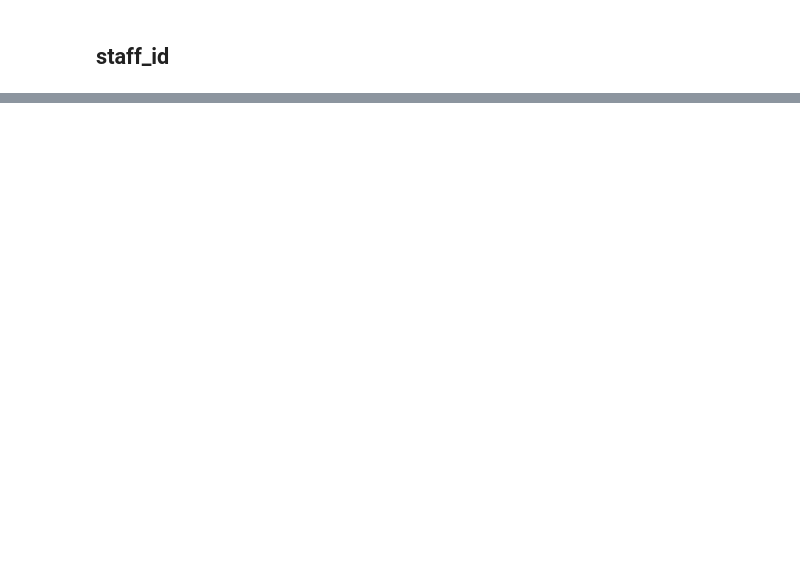
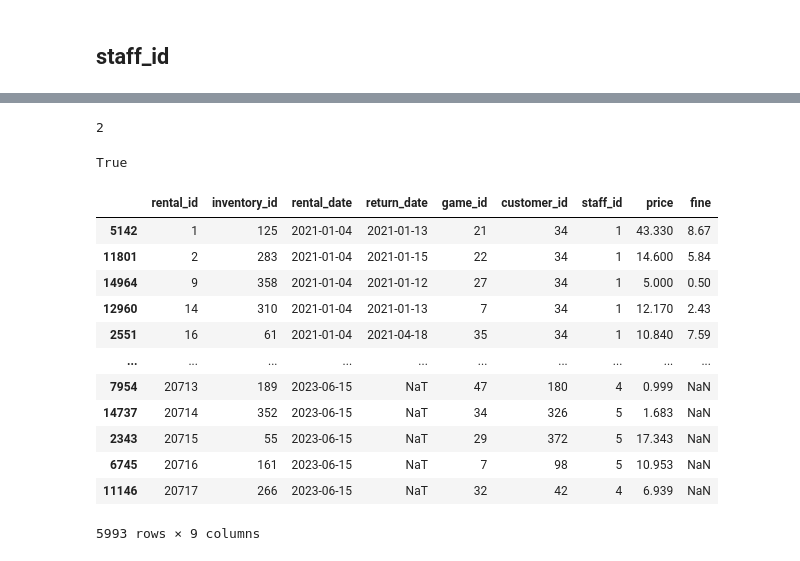
Before and after one commit to Staszek15/store-database, a Jupyter notebook: rental.ipynb, the cells around one changed output, grey strips where cells are left out. Drawn from its saved outputs; the diff is of its cells as text; code cells hidden in the pictures; blank space fills up the shorter version.

```diff
--- a/rental.ipynb
+++ b/rental.ipynb
@@ -204,0 +250,5 @@ rental.head()
+# %%
+games_rent_prices_dict = {game_id: round(buy_price/divide_by, 2) for game_id, buy_price in games_buy_prices.items()}
+# %%
+games_rent_prices = pd.DataFrame(games_rent_prices_dict.items(), columns=['game_id', 'rent_price'])
+games_rent_prices
@@ -204,0 +275,11 @@ rental.head()
+# %%
+main_price = []
+for i in range(0, len(rental)):
+    if customer.loc[customer['customer_id'] == rental.iloc[i]['customer_id'], 'VIP'].values[0] is np.nan:
+        main_price.append(games_rent_prices.loc[games_rent_prices['game_id'] == str(rental.iloc[i]['game_id']), 'rent_price'].values[0])
+    elif customer.loc[customer['customer_id'] == rental.iloc[i]['customer_id'], 'VIP'].values[0] > str(rental.iloc[i]['rental_date'].date()):
+        main_price.append(games_rent_prices.loc[games_rent_prices['game_id'] == str(rental.iloc[i]['game_id']), 'rent_price'].values[0])
+    else:
+        main_price.append(games_rent_prices.loc[games_rent_prices['game_id'] == str(rental.iloc[i]['game_id']), 'rent_price'].values[0] * 0.9)
+# %%
+rental['price'] = main_price
@@ -204,0 +304,8 @@ rental.head()
+# %%
+relativedelta(rental.iloc[0]['return_date'],rental.iloc[0]['rental_date'],  '%Y-%m-%d').days -7
+# %% [output]
+2
+# %%
+pd.isnull(rental.iloc[20716]['return_date']) #spr czy NaT
+# %% [output]
+True
@@ -205,2 +322,18 @@ rental.head()
+# %%
+rental[rental['fine'] != 0]
+# %% [output]
+|  | rental_id | inventory_id | rental_date | return_date | game_id | customer_id | staff_id | price | fine |
+| 5142 | 1 | 125 | 2021-01-04 | 2021-01-13 | 21 | 34 | 1 | 43.330 | 8.67 |
+| 11801 | 2 | 283 | 2021-01-04 | 2021-01-15 | 22 | 34 | 1 | 14.600 | 5.84 |
+| 14964 | 9 | 358 | 2021-01-04 | 2021-01-12 | 27 | 34 | 1 | 5.000 | 0.50 |
+| 12960 | 14 | 310 | 2021-01-04 | 2021-01-13 | 7 | 34 | 1 | 12.170 | 2.43 |
+| 2551 | 16 | 61 | 2021-01-04 | 2021-04-18 | 35 | 34 | 1 | 10.840 | 7.59 |
+| ... | ... | ... | ... | ... | ... | ... | ... | ... | ... |
+| 7954 | 20713 | 189 | 2023-06-15 | NaT | 47 | 180 | 4 | 0.999 | NaN |
+| 14737 | 20714 | 352 | 2023-06-15 | NaT | 34 | 326 | 5 | 1.683 | NaN |
+| 2343 | 20715 | 55 | 2023-06-15 | NaT | 29 | 372 | 5 | 17.343 | NaN |
+| 6745 | 20716 | 161 | 2023-06-15 | NaT | 7 | 98 | 5 | 10.953 | NaN |
+| 11146 | 20717 | 266 | 2023-06-15 | NaT | 32 | 42 | 4 | 6.939 | NaN |
+5993 rows × 9 columns
 # %%
 rental.to_csv('rental.csv')
```
Also changed, not shown: parts of 24 cells of this notebook, 1 other file.
